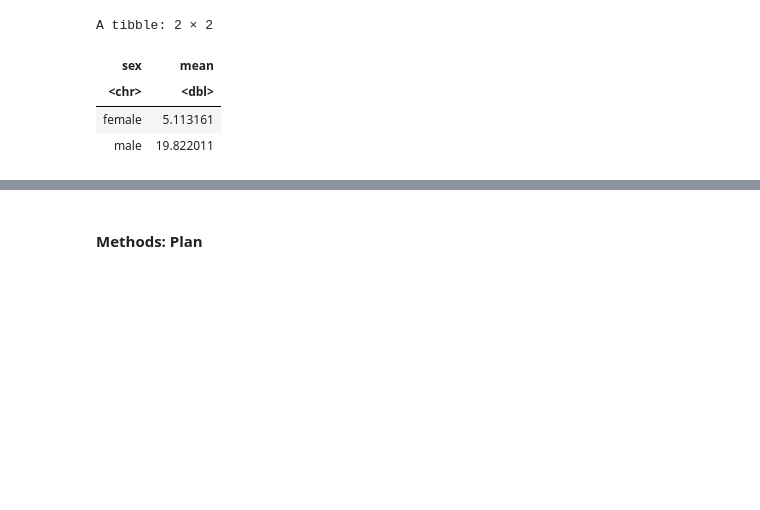
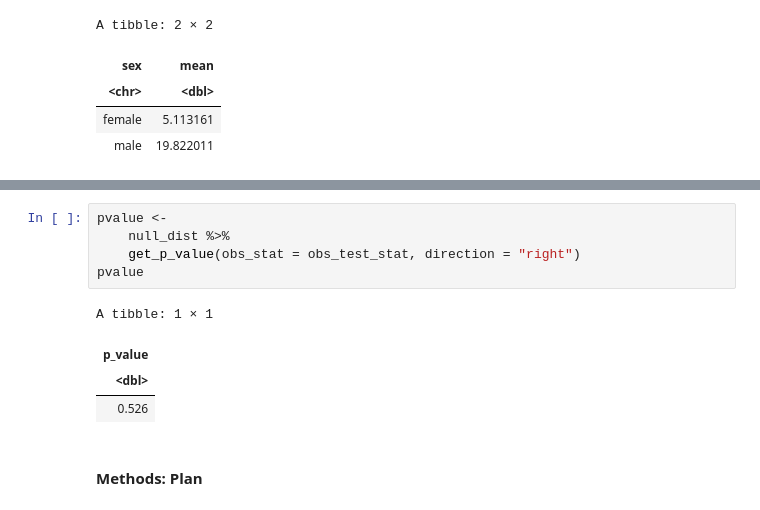
Before and after one commit to agoel25/stat_201_group_11, a Jupyter notebook: Final report.ipynb, the cells around one changed output, grey strips where cells are left out. Drawn from its saved outputs; the diff is of its cells as text; blank space fills up the shorter version.

```diff
--- a/Final report.ipynb
+++ b/Final report.ipynb
@@ -131,3 +174,13 @@ A tibble: 2 × 2
+# %%
+pvalue <-
+    null_dist %>%
+    get_p_value(obs_stat = obs_test_stat, direction = "right")
+pvalue
+# %% [output]
+A tibble: 1 × 1
+| p_value |
+| <dbl> |
+| 0.526 |
 # %% [markdown]
 #### Methods: Plan
 # %% [markdown]
```
Also changed, not shown: parts of 5 cells of this notebook.
